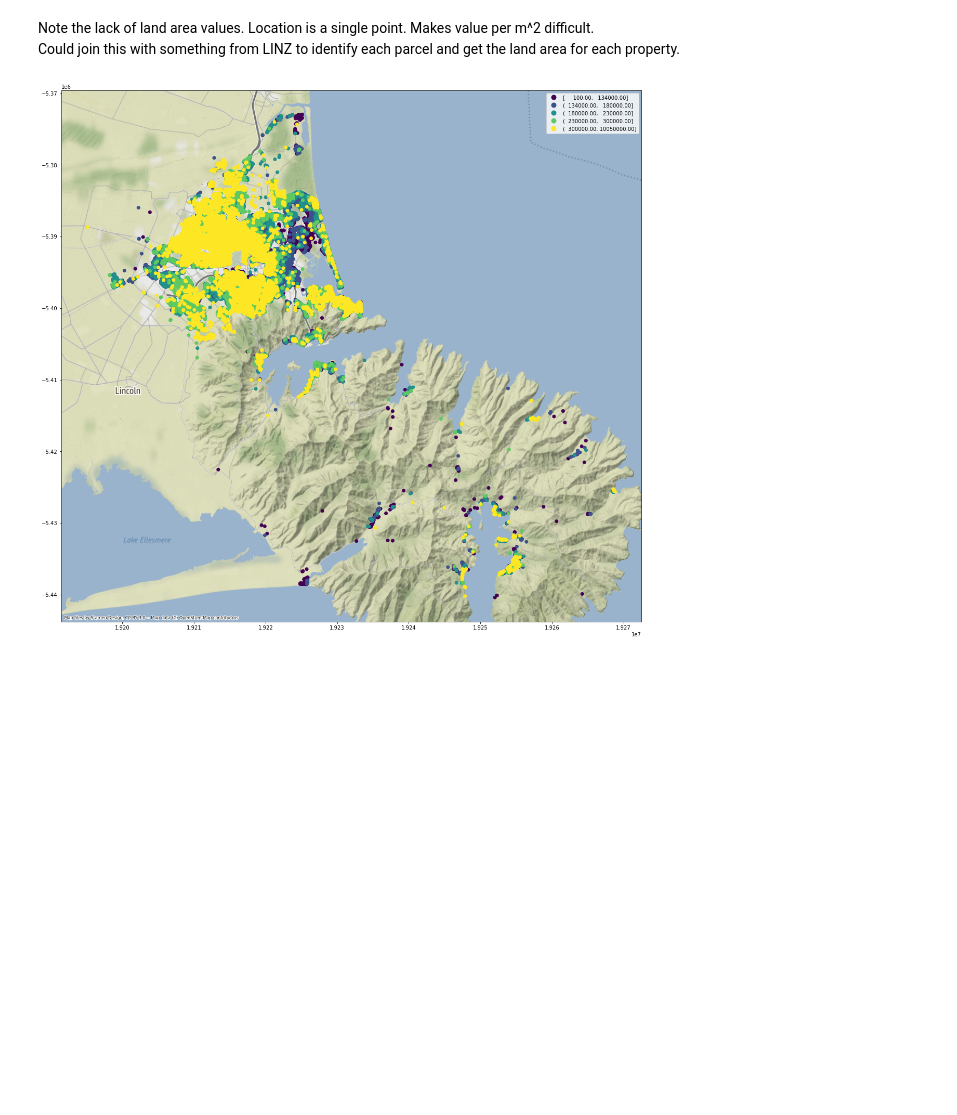
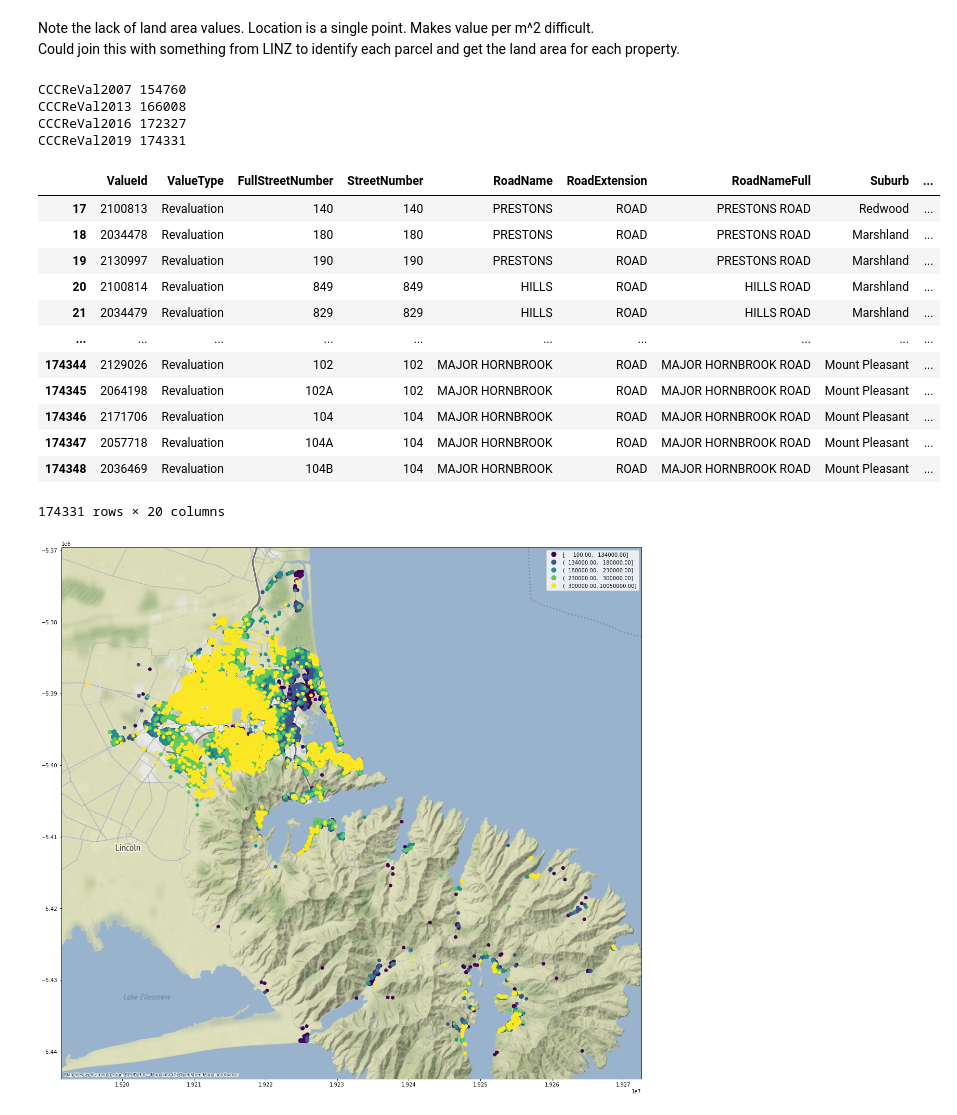
Before and after one commit to UoA-eResearch/airbnb, a Jupyter notebook: spatial_join.ipynb, the cells around one changed output. Cells and saved outputs as stored; diff of their text form; code cells hidden in the pictures; blank space fills up the shorter version.

Commit message:
add simple land use percentages (residential / commercial / other)

```diff
--- a/spatial_join.ipynb
+++ b/spatial_join.ipynb
@@ -47,6 +49,43 @@ CCCReVal2019 140957
 # %% [markdown]
 Note the lack of land area values. Location is a single point. Makes value per m^2 difficult.
 Could join this with something from LINZ to identify each parcel and get the land area for each property.
+# %%
+def classify_land(land):
+    first_five = land[:5]
+    if first_five == 'RESID':
+        return 'Residential'
+    elif first_five == 'COMME':
+        return 'Commercial'
+    else:
+        return 'Other'
+
+# could use this to get all residential valuation stats also
+use_layers = {}
+for layer_name in tqdm(fiona.listlayers('data/Christchurch/ValuationHubLandUseValuesLGOIMA788408.gdb.zip')):
+    layer = gp.read_file("data/Christchurch/ValuationHubLandUseValuesLGOIMA788408.gdb.zip", layer=layer_name)
+    layer = layer[~layer.geometry.isna()].to_crs(epsg=3857)
+    layer['LandUseSimple'] = layer.LandUseDescription.apply(classify_land)
+    print(layer_name, len(layer))
+    use_layers[layer_name] = layer
+use_layers["CCCReVal2019"]
+# %% [output]
+CCCReVal2007 154760
+CCCReVal2013 166008
+CCCReVal2016 172327
+CCCReVal2019 174331
+|  | ValueId | ValueType | FullStreetNumber | StreetNumber | RoadName | RoadExtension | RoadNameFull | Suburb | ... |
+| 17 | 2100813 | Revaluation | 140 | 140 | PRESTONS | ROAD | PRESTONS ROAD | Redwood | ... |
+| 18 | 2034478 | Revaluation | 180 | 180 | PRESTONS | ROAD | PRESTONS ROAD | Marshland | ... |
+| 19 | 2130997 | Revaluation | 190 | 190 | PRESTONS | ROAD | PRESTONS ROAD | Marshland | ... |
+| 20 | 2100814 | Revaluation | 849 | 849 | HILLS | ROAD | HILLS ROAD | Marshland | ... |
+| 21 | 2034479 | Revaluation | 829 | 829 | HILLS | ROAD | HILLS ROAD | Marshland | ... |
+| ... | ... | ... | ... | ... | ... | ... | ... | ... | ... |
+| 174344 | 2129026 | Revaluation | 102 | 102 | MAJOR HORNBROOK | ROAD | MAJOR HORNBROOK ROAD | Mount Pleasant | ... |
+| 174345 | 2064198 | Revaluation | 102A | 102 | MAJOR HORNBROOK | ROAD | MAJOR HORNBROOK ROAD | Mount Pleasant | ... |
+| 174346 | 2171706 | Revaluation | 104 | 104 | MAJOR HORNBROOK | ROAD | MAJOR HORNBROOK ROAD | Mount Pleasant | ... |
+| 174347 | 2057718 | Revaluation | 104A | 104 | MAJOR HORNBROOK | ROAD | MAJOR HORNBROOK ROAD | Mount Pleasant | ... |
+| 174348 | 2036469 | Revaluation | 104B | 104 | MAJOR HORNBROOK | ROAD | MAJOR HORNBROOK ROAD | Mount Pleasant | ... |
+174331 rows × 20 columns
 # %%
 ax = valuation_layers["CCCReVal2019"].sort_values(by="LandValue").plot(column='LandValue', scheme='quantiles', legend=True, figsize=(20,20))
 ctx.add_basemap(ax)
```
Also changed, not shown: parts of 13 cells of this notebook, 2 other files.
